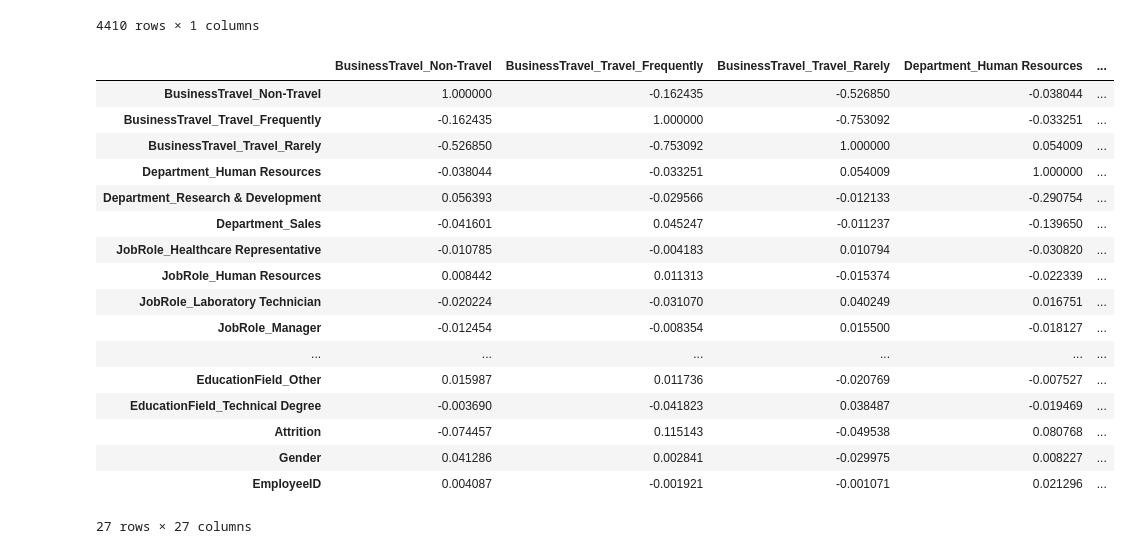
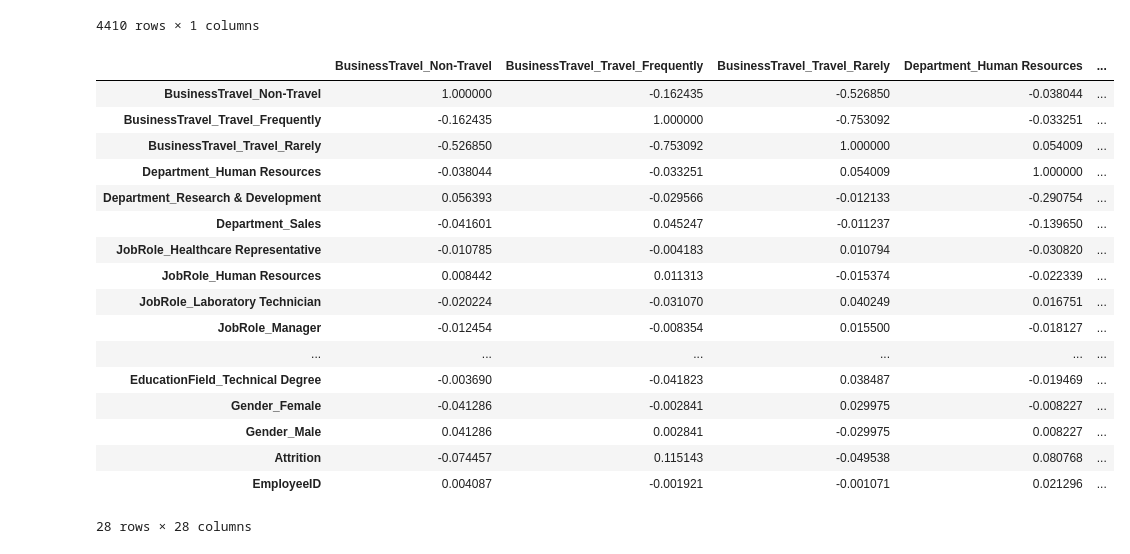
Before and after one commit to ramdaniAli/IA_PROJECT, a Jupyter notebook: project_test.ipynb, the cells around one changed output. Saved outputs shown, nothing was run; the diff lists cells and outputs as text; code cells hidden in the pictures.

```diff
--- a/project_test.ipynb
+++ b/project_test.ipynb
@@ -196,6 +195,6 @@ general_data_copy.head()
 | 5 | 32 | No | Travel_Rarely | Research & Development | 10 | 1 | Medical | ... |
 5 rows × 24 columns
 # %%
-general_data_copy_encoded = ordinal_encoder.fit_transform(general_data_copy[["Attrition", "Gender"]])
+general_data_copy_encoded = ordinal_encoder.fit_transform(general_data_copy[["Attrition"]])
 general_data_copy_encoded[:10]
 # %% [output]
@@ -216,6 +215,7 @@ ordinal_encoder.categories_
 # %%
-#Convert categorical variable into dummy/indicator variables.
-general_data_dum = pd.get_dummies(general_data_copy[["BusinessTravel", "Department", "JobRole", "MaritalStatus", "EducationField"]]) #add gender here
+# Convert categorical variable into dummy/indicator variables.
+general_data_dum = pd.get_dummies(general_data_copy[[
+                                  "BusinessTravel", "Department", "JobRole", "MaritalStatus", "EducationField", "Gender"]])  # add gender here
 general_data_dum.head()
 # %% [output]
 |  | BusinessTravel_Non-Travel | BusinessTravel_Travel_Frequently | BusinessTravel_Travel_Rarely | Department_Human Resources | ... |
@@ -587,44 +587,44 @@ worktime_employee_manager_survey = pd.merge(worktime_employee_survey, manager_su
 
 # convert general_data_copy_encoded to dataframe
 cat_general_data_copy_encoded = pd.DataFrame(
-    general_data_copy_encoded, columns=['Attrition', 'Gender'])
+    general_data_copy_encoded, columns=['Attrition'])
 
 cat_general_data_copy_encoded.index += 1
 
 cat_general_data_copy_encoded = cat_general_data_copy_encoded.astype("int64")
 
 cat_general_data_copy_encoded["EmployeeID"] = cat_general_data_copy_encoded.index
 cat_general_data_copy_encoded.index = cat_general_data_copy_encoded["EmployeeID"]
 
 
 general_data_all_ = pd.merge(
     general_data_dum, cat_general_data_copy_encoded, how="inner", left_index=True, right_index=True)
 
 
 # general_data_all_
 
 
 # general_data_all_.hist(bins=50, figsize=(40, 30))
 general_data_all_.corr()
 # %% [output]
 |  | BusinessTravel_Non-Travel | BusinessTravel_Travel_Frequently | BusinessTravel_Travel_Rarely | Department_Human Resources | ... |
 | BusinessTravel_Non-Travel | 1.000000 | -0.162435 | -0.526850 | -0.038044 | ... |
 | BusinessTravel_Travel_Frequently | -0.162435 | 1.000000 | -0.753092 | -0.033251 | ... |
 | BusinessTravel_Travel_Rarely | -0.526850 | -0.753092 | 1.000000 | 0.054009 | ... |
 | Department_Human Resources | -0.038044 | -0.033251 | 0.054009 | 1.000000 | ... |
 | Department_Research & Development | 0.056393 | -0.029566 | -0.012133 | -0.290754 | ... |
 | Department_Sales | -0.041601 | 0.045247 | -0.011237 | -0.139650 | ... |
 | JobRole_Healthcare Representative | -0.010785 | -0.004183 | 0.010794 | -0.030820 | ... |
 | JobRole_Human Resources | 0.008442 | 0.011313 | -0.015374 | -0.022339 | ... |
 | JobRole_Laboratory Technician | -0.020224 | -0.031070 | 0.040249 | 0.016751 | ... |
 | JobRole_Manager | -0.012454 | -0.008354 | 0.015500 | -0.018127 | ... |
 | ... | ... | ... | ... | ... | ... |
-| EducationField_Other | 0.015987 | 0.011736 | -0.020769 | -0.007527 | ... |
 | EducationField_Technical Degree | -0.003690 | -0.041823 | 0.038487 | -0.019469 | ... |
+| Gender_Female | -0.041286 | -0.002841 | 0.029975 | -0.008227 | ... |
+| Gender_Male | 0.041286 | 0.002841 | -0.029975 | 0.008227 | ... |
 | Attrition | -0.074457 | 0.115143 | -0.049538 | 0.080768 | ... |
-| Gender | 0.041286 | 0.002841 | -0.029975 | 0.008227 | ... |
 | EmployeeID | 0.004087 | -0.001921 | -0.001071 | 0.021296 | ... |
-27 rows × 27 columns
+28 rows × 28 columns
 # %%
 import seaborn as sns
 sns.set_theme()
```
Also changed, not shown: parts of 10 cells of this notebook.
